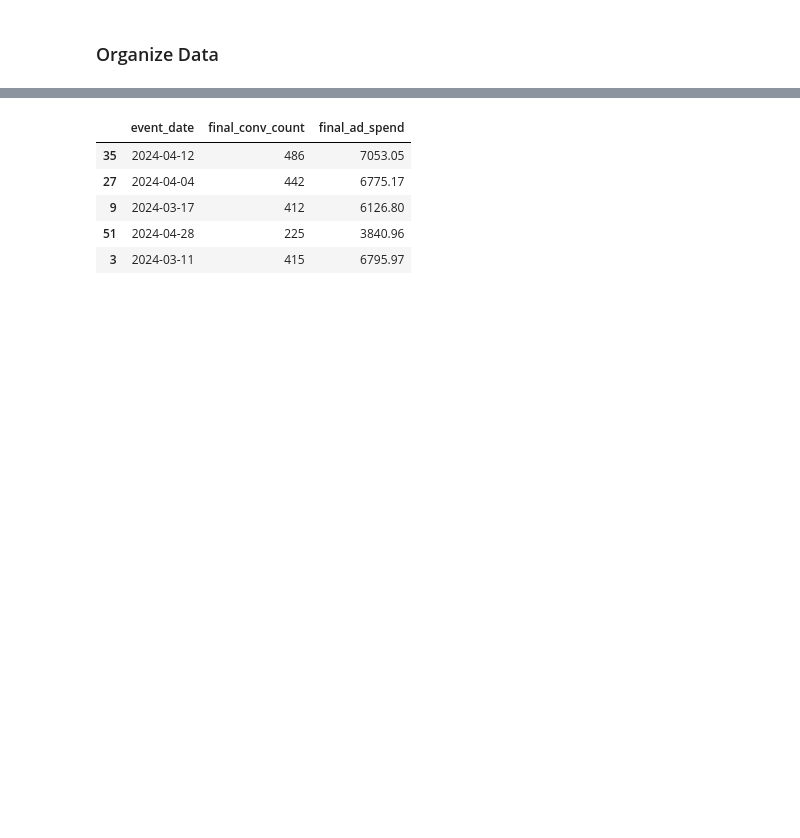
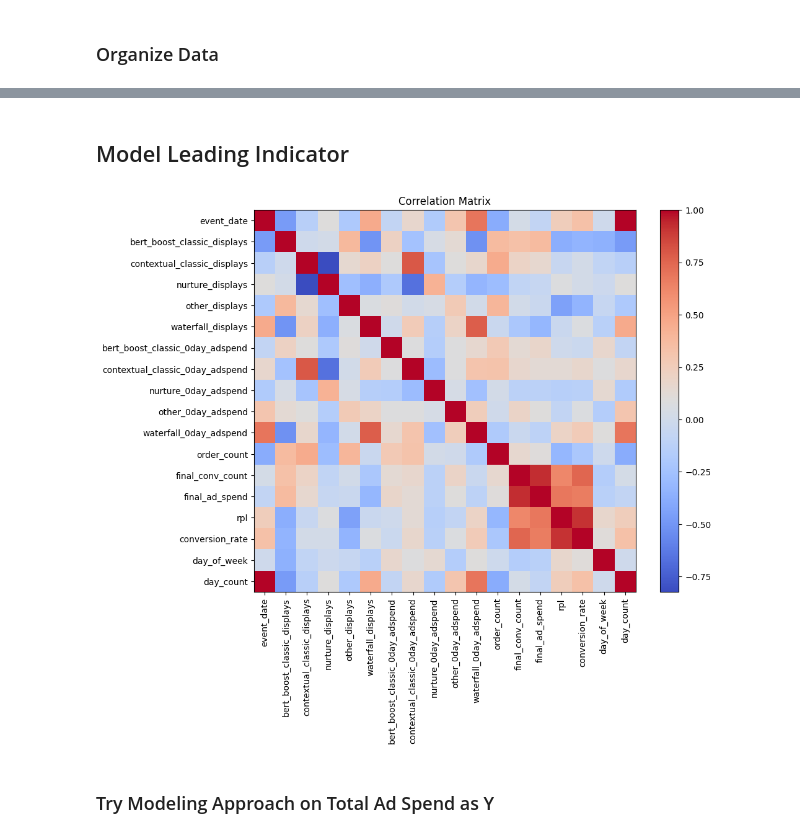
Before and after one commit to co-op-commerce-inc/datascience, a Jupyter notebook: terminator/leading_indicator/model_widget_type_model.ipynb, the cells around one changed output, grey strips where cells are left out. Cells and saved outputs as stored; diff of their text form; code cells hidden in the pictures; blank space fills up the shorter version.

Commit message:
paused leading indicator modeling

```diff
--- a/terminator/leading_indicator/model_widget_type_model.ipynb
+++ b/terminator/leading_indicator/model_widget_type_model.ipynb
@@ -136,6 +133,22 @@ order by event_date asc
 final_conv = pd.read_sql(final_conv_query, connection)
 #change all columns to lower case
 final_conv.columns = map(str.lower, final_conv.columns)
+# %%
+daily_order_query = """
+select
+    to_date(created_at_gmt) as event_date,
+    count(distinct order_id) as order_count
+from orders.order_data_flattened
+where
+    to_date(created_at_gmt) between '2024-02-29' and current_date-1
+group by all
+order by event_date asc
+;
+"""
+
+daily_order = pd.read_sql(daily_order_query, connection)
+#change all columns to lower case
+daily_order.columns = map(str.lower, daily_order.columns)
 # %% [markdown]
 ### Organize Data
 # %%
@@ -175,10 +188,19 @@ zero_day_adspend_pivot.sample(5)
-# %%
-# final_conv['rpl'] = round(final_conv['final_ad_spend'] / final_conv['final_conv_count'],4)
-final_conv.sample(5)
-# %% [output]
-|  | event_date | final_conv_count | final_ad_spend |
-| 35 | 2024-04-12 | 486 | 7053.05 |
-| 27 | 2024-04-04 | 442 | 6775.17 |
-| 9 | 2024-03-17 | 412 | 6126.80 |
-| 51 | 2024-04-28 | 225 | 3840.96 |
-| 3 | 2024-03-11 | 415 | 6795.97 |
+# %%
+#merge the two dataframes on 'event_date'
+merged_df = pd.merge(display_pivot, zero_day_adspend_pivot, on='event_date')
+#merge the daily order data
+merged_df = pd.merge(merged_df, daily_order, on='event_date')
+#merge the final conversion data
+merged_df = pd.merge(merged_df, final_conv, on='event_date')
+#calculate rpl as final_ad_spend divided by the sum of all the display columns
+merged_df['rpl'] = round(merged_df['final_ad_spend'] / merged_df.iloc[:, 1:5].sum(axis=1),3)
+#calculate the conversion rate as final_conv_count divided by the sum of all the display columns
+merged_df['conversion_rate'] = round(merged_df['final_conv_count'] / merged_df.iloc[:, 1:5].sum(axis=1),4)
+#convert the event_date column to datetime
+merged_df['event_date'] = pd.to_datetime(merged_df['event_date'])
+#Add a day of week column
+merged_df['day_of_week'] = merged_df['event_date'].dt.dayofweek
+#Add a day count column that counts the number of days since the start of the dataset
+merged_df['day_count'] = range(1, len(merged_df)+1)
+# %% [markdown]
+## Model Leading Indicator
@@ -184,0 +216,16 @@ final_conv.sample(5)
+# %%
+#Generate Correlation Matrix
+corr_matrix = merged_df.corr()
+
+# Plot correlation matrix
+plt.figure(figsize=(10,8))
+plt.title("Correlation Matrix")
+plt.imshow(corr_matrix, cmap="coolwarm", interpolation="nearest")
+plt.colorbar()
+plt.xticks(range(len(corr_matrix.columns)), corr_matrix.columns, rotation=90)
+plt.yticks(range(len(corr_matrix.columns)), corr_matrix.columns)
+plt.show()
+# %% [output]
+[figure, added]
+# %% [markdown]
+### Try Modeling Approach on Total Ad Spend as Y
```
Also changed, not shown: parts of 29 cells of this notebook, 17 other files.
